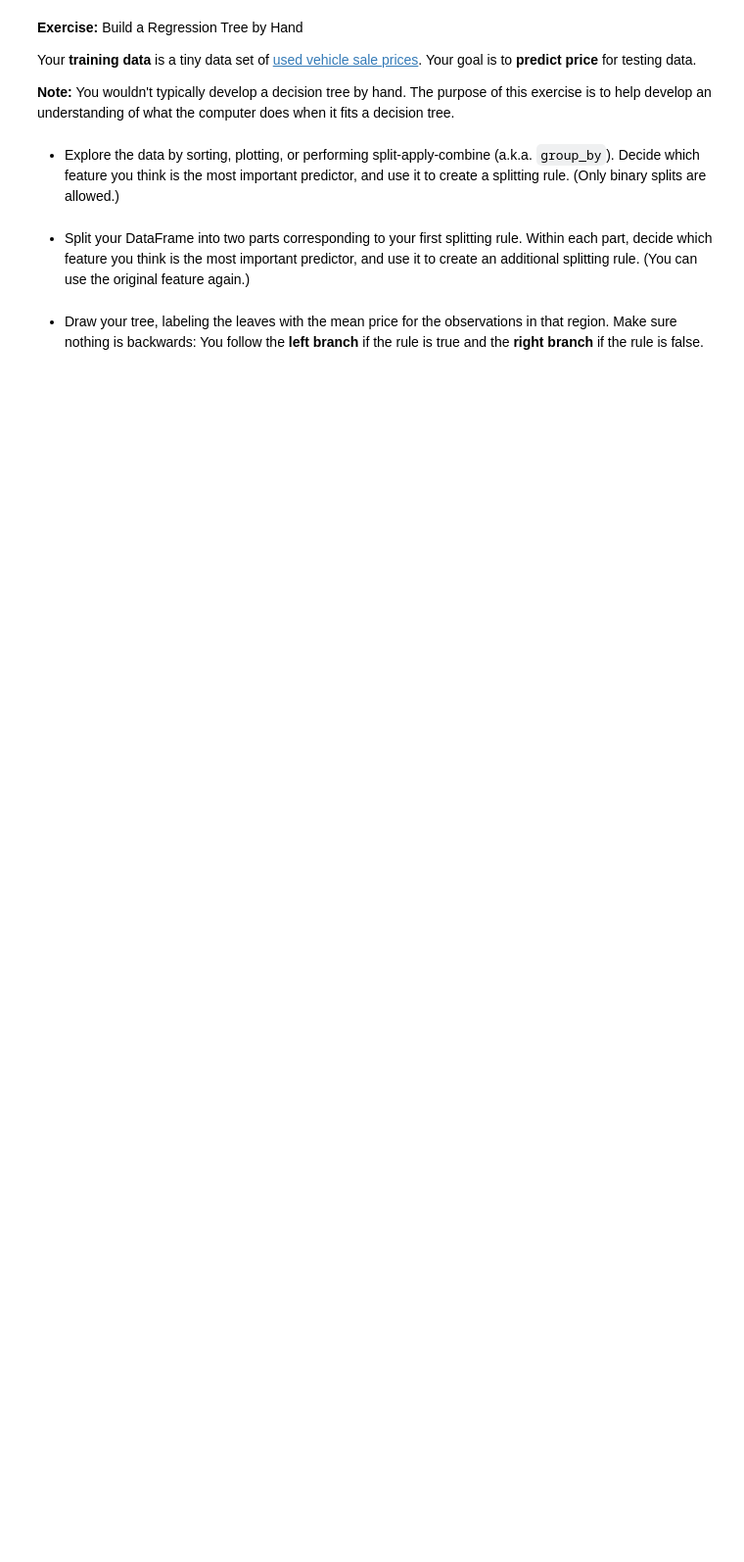
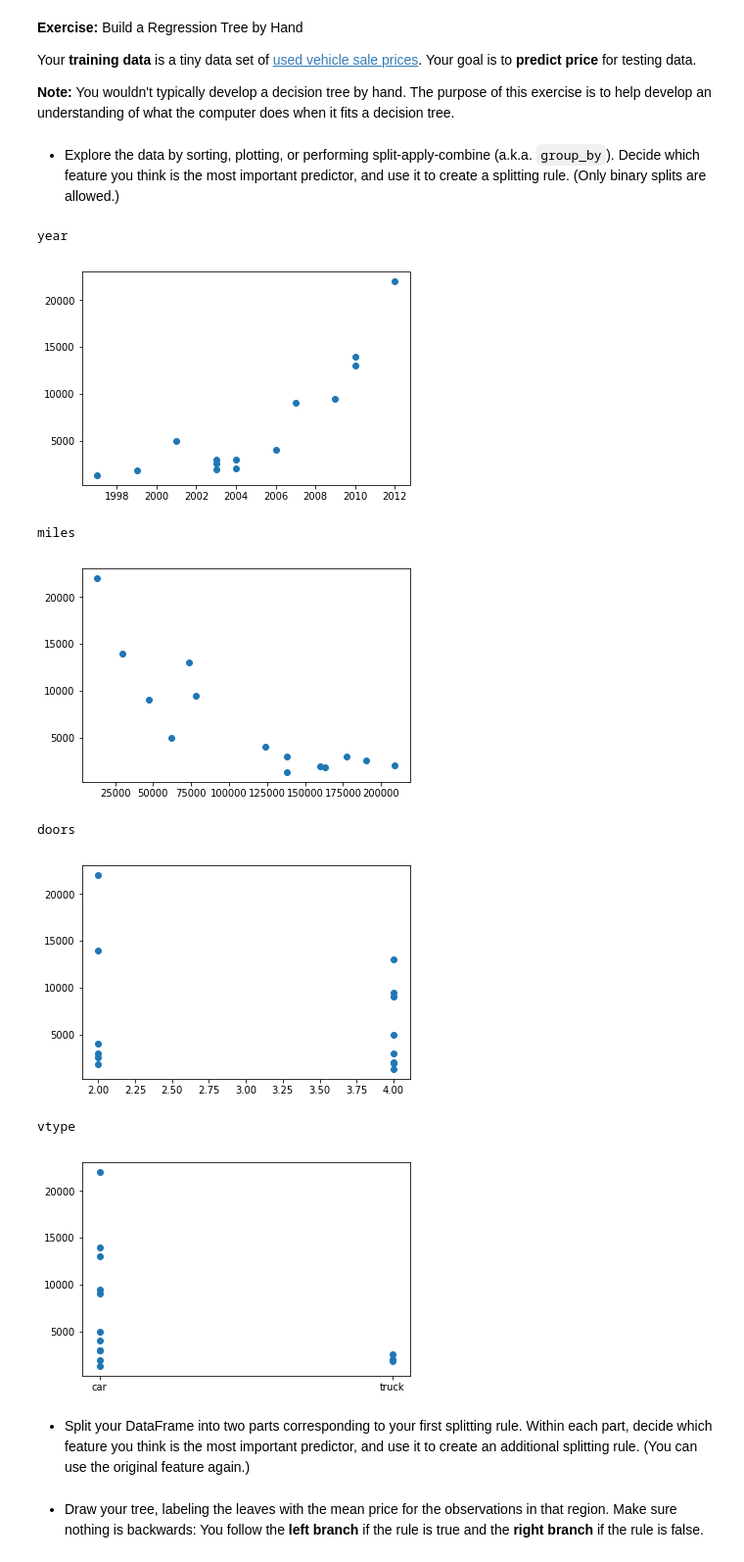
Before and after one commit to naidaire/lesson15_decision_trees, a Jupyter notebook: decision_trees_part2.ipynb, the cells around one changed output. Shown: that part at 98% size. Drawn from its saved outputs; the diff is of its cells as text; code cells hidden in the pictures; blank space fills up the shorter version.

```diff
--- a/decision_trees_part2.ipynb
+++ b/decision_trees_part2.ipynb
@@ -27,5 +27,22 @@ vehicle_prices_path = Path('.', 'data', 'vehicles_train.csv')
 vehicle_prices = pd.read_csv(vehicle_prices_path)
 # %% [markdown]
 - Explore the data by sorting, plotting, or performing split-apply-combine (a.k.a. `group_by`). Decide which feature you think is the most important predictor, and use it to create a splitting rule. (Only binary splits are allowed.)
+# %%
+y = vehicle_prices.loc[:, 'price']
+
+for var in ['year', 'miles', 'doors', 'vtype']:
+    print(var)
+    x = vehicle_prices.loc[:, var]
+    plt.scatter(x, y)
+    plt.show()
+# %% [output]
+year
+[figure, added]
+miles
+[figure, added]
+doors
+[figure, added]
+vtype
+[figure, added]
 # %% [markdown]
 - Split your DataFrame into two parts corresponding to your first splitting rule. Within each part, decide which feature you think is the most important predictor, and use it to create an additional splitting rule. (You can use the original feature again.)
```
Also changed, not shown: parts of 55 cells of this notebook, 2 other files.
